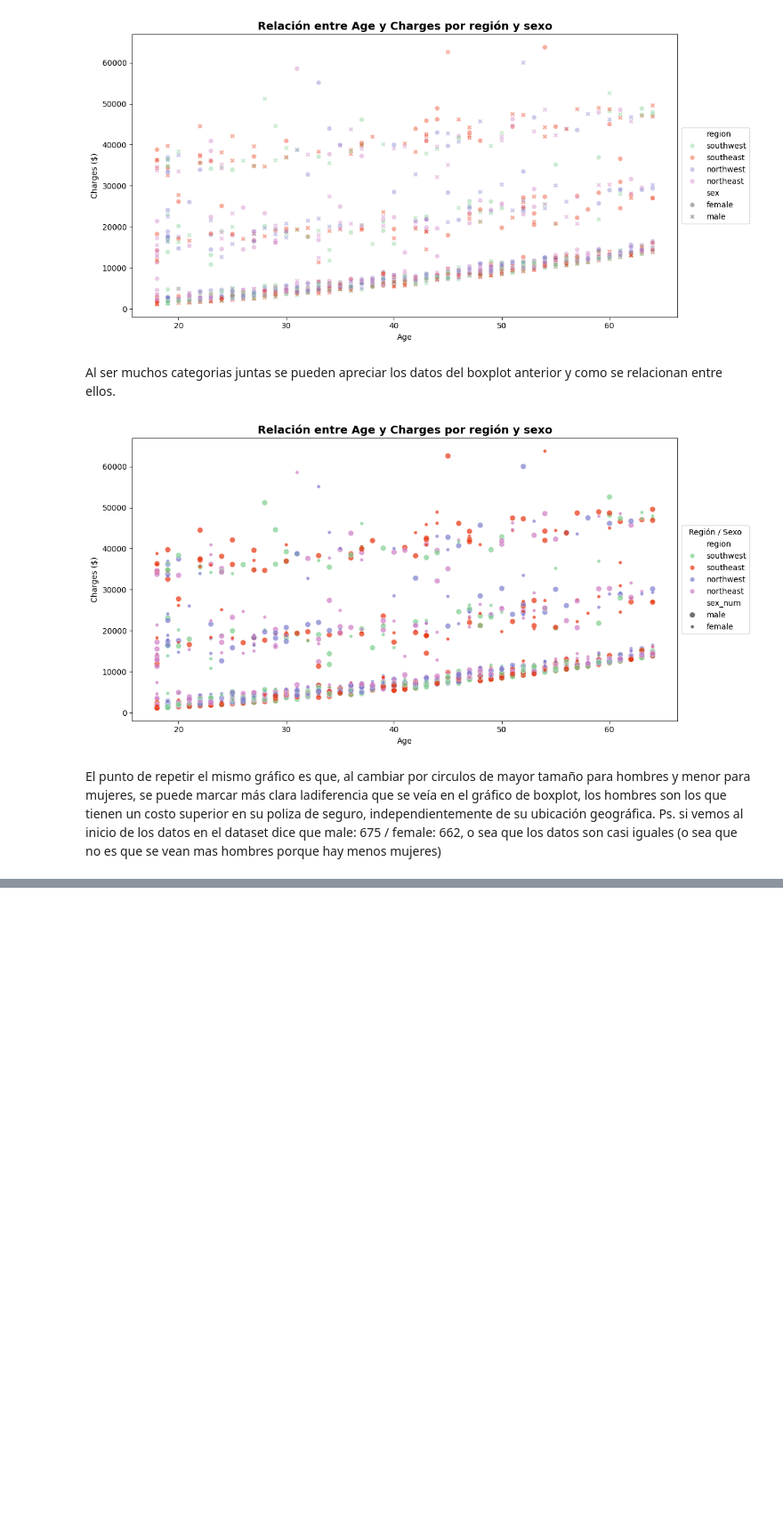
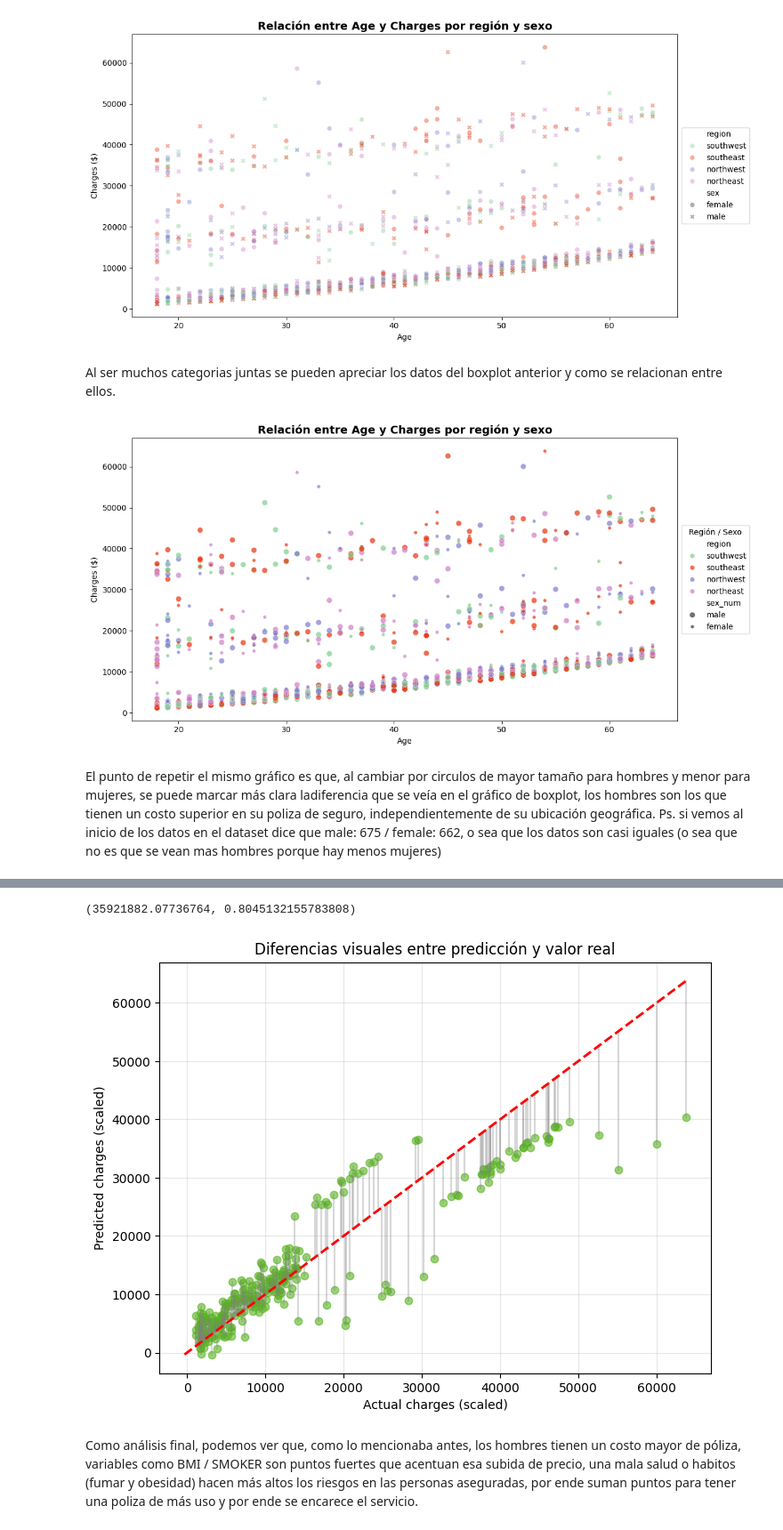
Before and after one commit to 4GeeksAcademy/Leonel_Ponce_Regresion_lineal_medical_insurance, a Jupyter notebook: src/explore.ipynb, the cells around one changed output, grey strips where cells are left out. Shown at 89% size. Cells and saved outputs as stored; diff of their text form; code cells hidden in the pictures; blank space fills up the shorter version.

Commit message:
finalizado

```diff
--- a/src/explore.ipynb
+++ b/src/explore.ipynb
@@ -332,0 +408,8 @@ El punto de repetir el mismo gráfico es que, al cambiar por circulos de mayor t
+# %%
+#Comparamos predict
+y_test = y_test.reset_index(drop=True)
+
+pred = pd.DataFrame({"y_pred":y_pred})
+pred["y_test"] = y_test
+pred["error"] = pred["y_pred"] - pred["y_test"]
+pred
@@ -332,0 +434,6 @@ El punto de repetir el mismo gráfico es que, al cambiar por circulos de mayor t
+# %%
+grid = {"alpha": np.logspace(-4, 1, 10)}
+lasso = Lasso(max_iter= 5000, tol=1e-4, selection= "cyclic", random_state= 42)
+
+grid = GridSearchCV(estimator= lasso, param_grid= grid, cv= 5, scoring= "r2")
+grid.fit(X_train, y_train)
@@ -332,0 +446,12 @@ El punto de repetir el mismo gráfico es que, al cambiar por circulos de mayor t
+# %%
+modelo_grid = Lasso(**grid.best_params_)
+modelo_grid.fit(X_train, y_train)
+y_pred = modelo_grid.predict(X_test)
+# %%
+
+y_test = y_test.reset_index(drop=True)
+
+pred = pd.DataFrame({"y_pred":y_pred})
+pred["y_test"] = y_test
+pred["error"] = pred["y_pred"] - pred["y_test"]
+pred
@@ -332,0 +472,19 @@ El punto de repetir el mismo gráfico es que, al cambiar por circulos de mayor t
+# %%
+mean_squared_error(y_test, y_pred), r2_score(y_test, y_pred)
+# %% [output]
+(35921882.07736764, 0.8045132155783808)
+# %%
+plt.figure(figsize=(8, 6))
+plt.scatter(y_test, y_pred, alpha=0.6, color="#58b41f")
+for real, pred in zip(y_test, y_pred): plt.plot([real, real], [real, pred], color="gray", alpha=0.3)
+lims = [min(y_test.min(), y_pred.min()), max(y_test.max(), y_pred.max())]
+
+plt.plot(lims, lims, "r--", linewidth=2)
+
+plt.xlabel("Actual charges (scaled)")
+plt.ylabel("Predicted charges (scaled)")
+plt.title("Diferencias visuales entre predicción y valor real")
+plt.grid(alpha=0.3)
+plt.show()
+# %% [output]
+[figure, added]
@@ -332,0 +496,2 @@ El punto de repetir el mismo gráfico es que, al cambiar por circulos de mayor t
+# %% [markdown]
+Como análisis final, podemos ver que, como lo mencionaba antes, los hombres tienen un costo mayor de póliza, variables como BMI / SMOKER son puntos fuertes que acentuan esa subida de precio, una mala salud o habitos (fumar y obesidad) hacen más altos los riesgos en las personas aseguradas, por ende suman puntos para tener una poliza de más uso y por ende se encarece el servicio.
```
Also changed, not shown: parts of 18 cells of this notebook, 1 other file.
